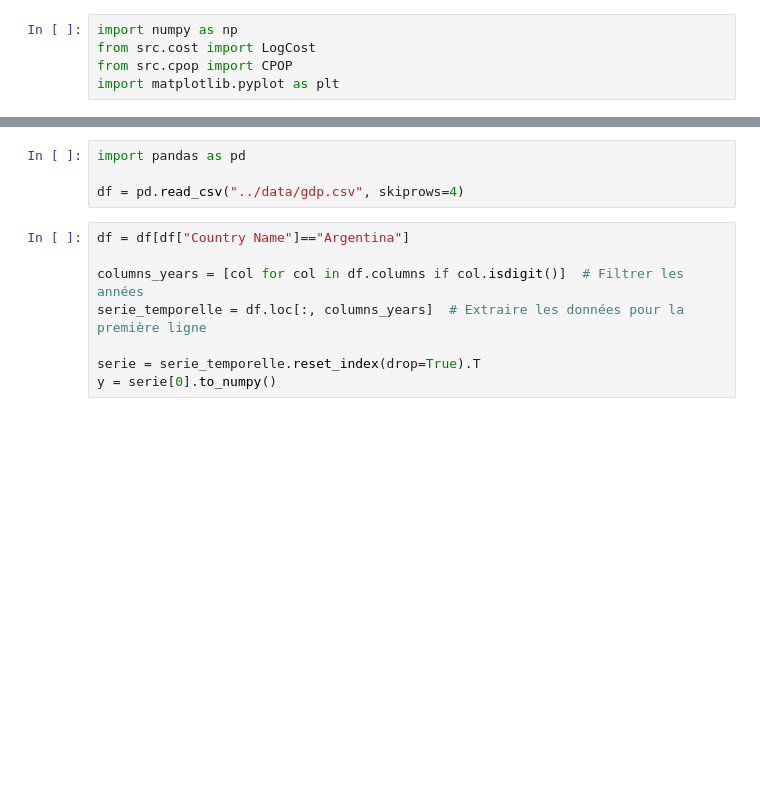
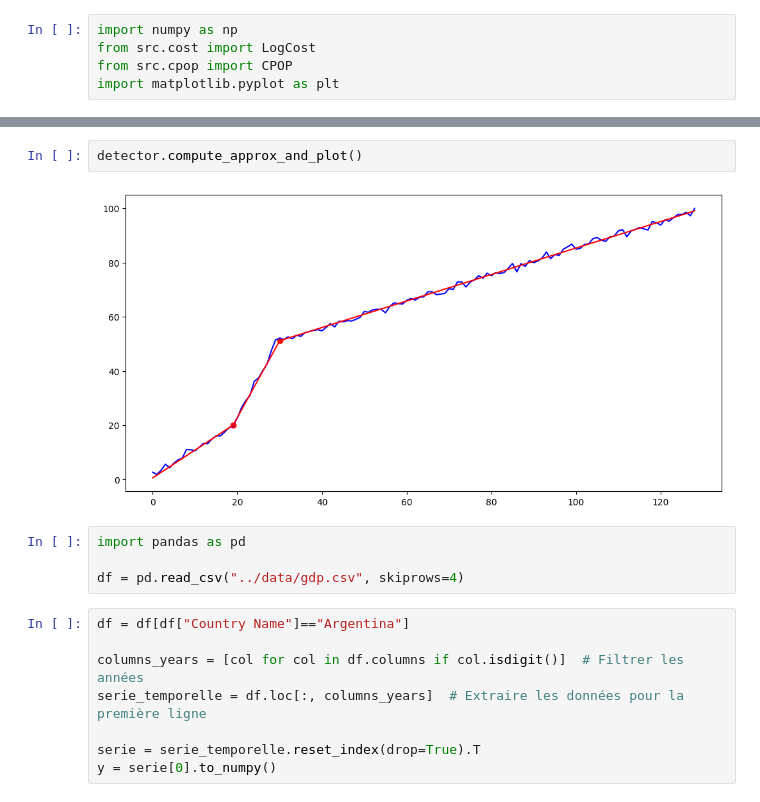
Before and after one commit to QMoayedpour/CPD_MVA, a Jupyter notebook: ntbk/synth_data.ipynb, the cells around one changed output, grey strips where cells are left out. Drawn from its saved outputs; the diff is of its cells as text; blank space fills up the shorter version.

```diff
--- a/ntbk/synth_data.ipynb
+++ b/ntbk/synth_data.ipynb
@@ -21,3 +21,7 @@ for idx in output[1:]: # On ne prends pas en compte le premier change points (0
+# %%
+detector.compute_approx_and_plot()
+# %% [output]
+[figure, added]
 # %%
 import pandas as pd
 
```
Also changed, not shown: parts of 6 cells of this notebook, 1 other file.
